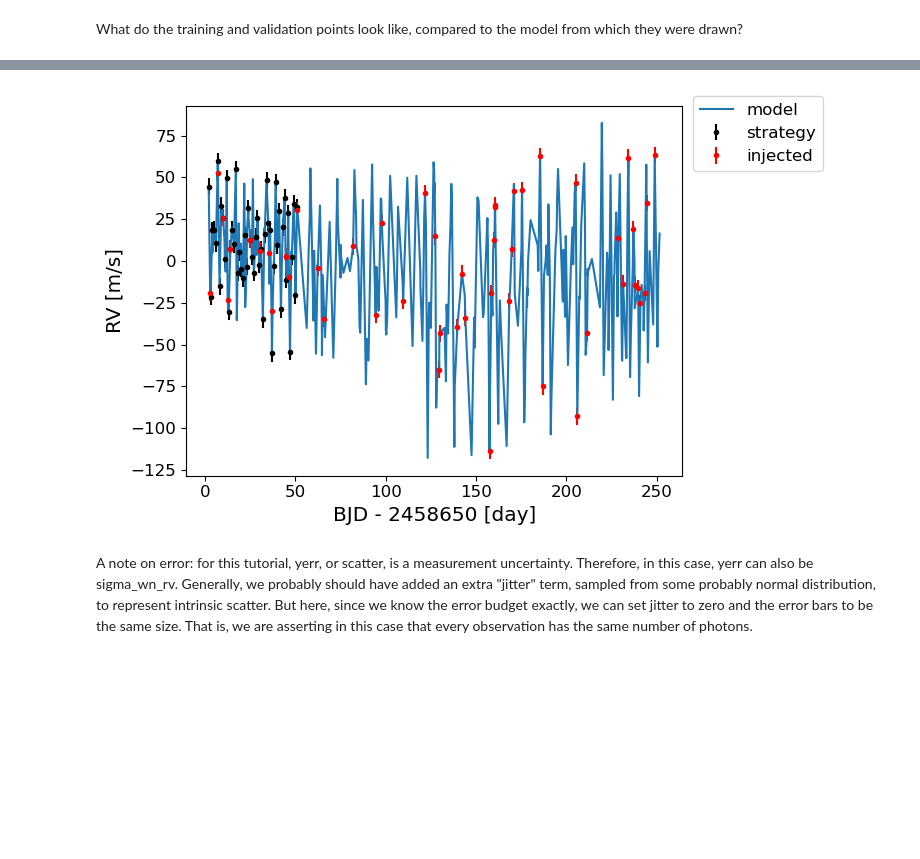
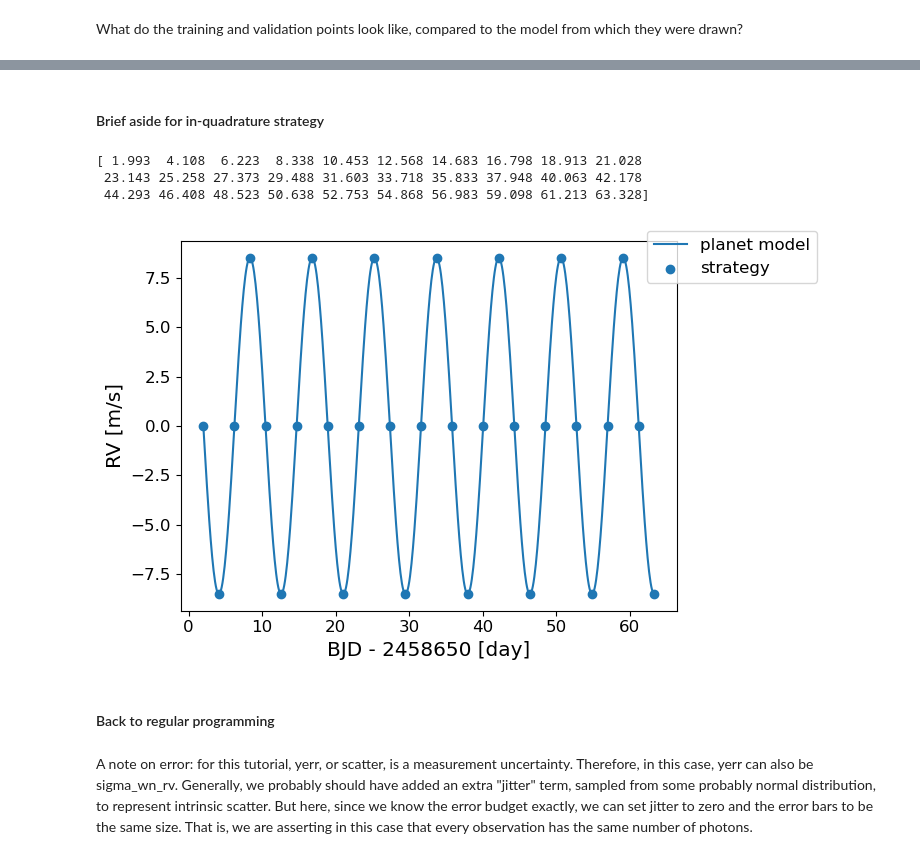
Before and after one commit to exoclam/gaspery, a Jupyter notebook: tutorials/comparison_to_fits.ipynb, the cells around one changed output, grey strips where cells are left out. Cells and saved outputs as stored; diff of their text form; code cells hidden in the pictures; blank space fills up the shorter version.

```diff
--- a/tutorials/comparison_to_fits.ipynb
+++ b/tutorials/comparison_to_fits.ipynb
@@ -70,13 +70,13 @@ Strategy
 # %%
 random = np.random.default_rng(seed=4)
 
-n_obs = 50
+n_obs = 30
 start = T0
 offs = []
 
 strategy = strategies.Strategy(n_obs = n_obs, start = start, offs=offs, dropout=0.)
-strat = np.array(strategy.on_vs_off(on=1, off=0, twice_flag=False))
+strat = np.array(strategy.on_vs_off(on=1, off=p-1, twice_flag=False))
 print(strat)
-#strat = strat + random.normal(0, 1./12, len(strat))
+#strat = strat + random.normal(0, 1./6, len(strat))
 print(strat)
 # %% [output]
@@ -147,27 +190,39 @@ What do the training and validation points look like, compared to the model from
+# %% [markdown]
+#### Brief aside for in-quadrature strategy
+# %%
+random = np.random.default_rng(seed=4)
+
+strategy = strategies.Strategy(n_obs = n_obs, start = start, offs=offs, dropout=0.)
+strat = np.array(strategy.on_vs_off(on=1, off=1.115, twice_flag=False))
+#strat = np.array(strategy.on_vs_off(on=1, off=p-1, twice_flag=False)) # trivial failure mode
+print(strat)
+# %% [output]
+[ 1.993  4.108  6.223  8.338 10.453 12.568 14.683 16.798 18.913 21.028
+ 23.143 25.258 27.373 29.488 31.603 33.718 35.833 37.948 40.063 42.178
+ 44.293 46.408 48.523 50.638 52.753 54.868 56.983 59.098 61.213 63.328]
+# %%
+n = 10
+x_fine = np.linspace(strat[0], strat[-1], int((strat[-1] - strat[0]) * n ) + 1)
+
+x_fine = np.concatenate((x_fine, strat))
+x_fine = np.sort(x_fine)
+
+planet_fine = calculate_fi.model_jax(x_fine, [theta[0], theta[1], theta[2]])
 # %%
 yerr = sigma_wn_rv
 
-#plt.scatter(not_injected.x, not_injected.y, label='strategy')
-#plt.scatter(injected.x, injected.y, label='injected')
-plt.errorbar(not_injected.x, not_injected.y, yerr, fmt=".k", capsize=0, color='k', label='strategy')
-plt.errorbar(injected.x, injected.y, yerr, fmt=".k", capsize=0, color='r', label='injected')
-
-### also plot the model from which I sample everything. use fine grid, x_fine
-#planet_fine = calculate_fi.model_jax(x_fine, [theta[0], theta[1], theta[2]])
-#gp_fine = GaussianProcess(kernel, x_fine)
-#star_fine = gp_fine.sample(jax.random.PRNGKey(4), shape=(1,))
-#observed_fine = star_fine + planet_fine + random.normal(0, sigma_wn_rv, len(planet_fine))
-plt.plot(x_fine, observed_fine[0], label='model')
+plt.plot(x_fine, planet_fine, label='planet model')
+plt.scatter(strat, mean_function(mean_params, strat), label='strategy')
 #plt.plot(x_fine, observed_fine[0] - np.median(observed_fine[0]) + np.median(injected_df.y), label='model')
 
 plt.xlabel("BJD - 2458650 [day]")
 plt.ylabel("RV [m/s]")
-
-#plt.xlim([0, 25])
 plt.legend(bbox_to_anchor=(1.3, 1.05))
 plt.show()
 # %% [output]
-[figure, old version]
+[figure, new version]
+# %% [markdown]
+#### Back to regular programming
 # %% [markdown]
 A note on error: for this tutorial, yerr, or scatter, is a measurement uncertainty. Therefore, in this case, yerr can also be sigma_wn_rv. Generally, we probably should have added an extra "jitter" term, sampled from some probably normal distribution, to represent intrinsic scatter. But here, since we know the error budget exactly, we can set jitter to zero and the error bars to be the same size. That is, we are asserting in this case that every observation has the same number of photons.
 # %% [markdown]
```
Also changed, not shown: parts of 17 cells of this notebook, 1 other file.
